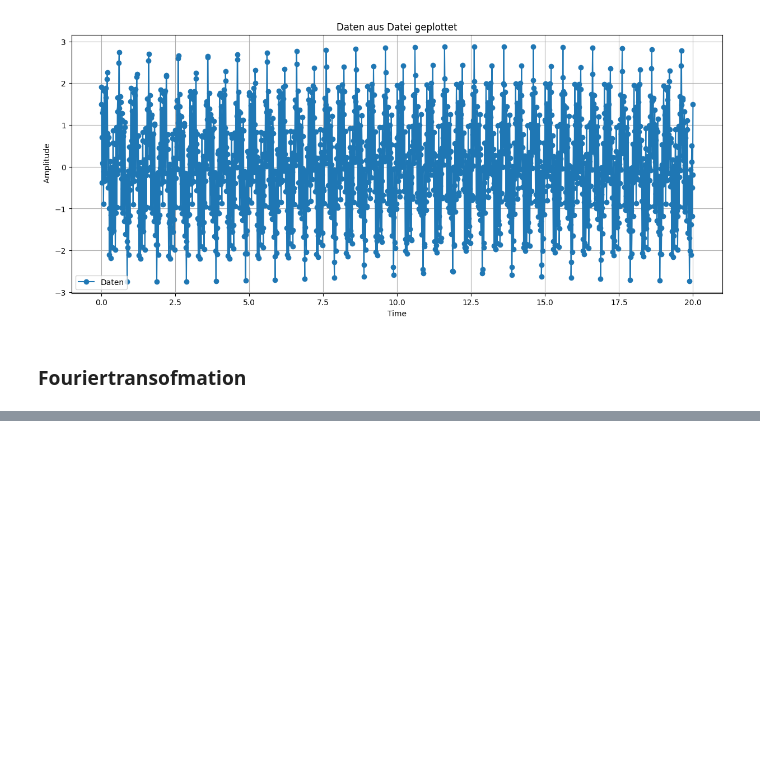
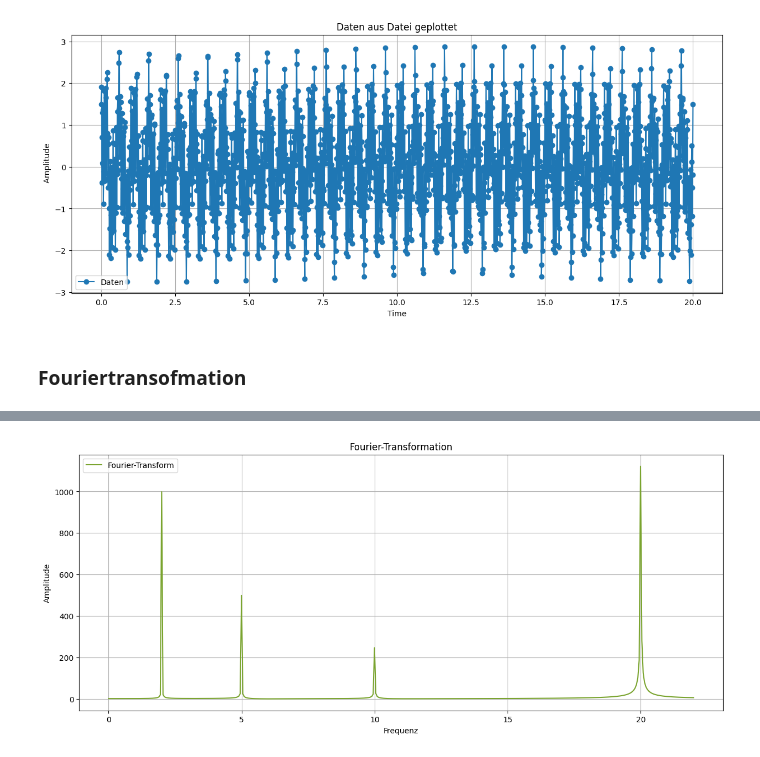
Before and after one commit to gravity225/UltraColdIons-Blockcourse, a Jupyter notebook: Übung02/JupiterÜbung02_FF.ipynb, the cells around one changed output, grey strips where cells are left out. Saved outputs shown, nothing was run; the diff lists cells and outputs as text; code cells hidden in the pictures; blank space fills up the shorter version.

```diff
--- a/Übung02/JupiterÜbung02_FF.ipynb
+++ b/Übung02/JupiterÜbung02_FF.ipynb
@@ -83,0 +91,84 @@ plot_data_from_txt('simple_signal.txt')
+# %%
+import matplotlib.pyplot as plt
+import pandas as pd
+import numpy as np
+from scipy.interpolate import interp1d
+
+def compute_spectral_density(frequency, spectrum):
+    """
+    Computes the spectral density of frequency noise from a laser spectrum using Elliott's formula.
+
+        S_f(f) = (pi / 2) * (d/d f) [spectrum(f)] / spectrum(f)
+
+    Parameters:
+        frequency (numpy array): Frequency values in Hz
+        spectrum (numpy array): Power spectral density (arbitrary units)
+
+    Returns:
+        freq_noise_spectral_density (numpy array): Spectral density of frequency noise (Hz^2/Hz)
+    """
+    # Ensure frequencies are sorted
+    sorted_indices = np.argsort(frequency)
+    frequency = frequency[sorted_indices]
+    spectrum = spectrum[sorted_indices]
+
+    # Avoid division by zero by replacing zeros with a small value
+    eps = 1e-12  # Small constant to prevent division by zero
+    spectrum = np.where(spectrum == 0, eps, spectrum)
+
+    # Interpolation to avoid numerical issues
+    interp_spectrum = interp1d(frequency, spectrum, kind='cubic', fill_value='extrapolate')
+    df = np.gradient(frequency)
+    dS_df = np.gradient(interp_spectrum(frequency), df)
+
+    # Apply Elliott's formula
+    spectral_density = (np.pi / 2) * dS_df / spectrum
+
+    return spectral_density
+
+def plot_data_from_txt(file_path, x_minff=None, x_maxff=None):
+    # Daten einlesen
+    df = pd.read_csv(file_path, skiprows=1, delimiter=',', header=None)
+
+    # X- und Y-Daten extrahieren
+    x_data = df.iloc[:, 0].values
+    y_data = df.iloc[:, 1].values
+
+    # Achsenbeschriftungen aus der ersten Zeile extrahieren
+    with open(file_path, 'r') as file:
+        labels = file.readline().strip().split(',')
+
+    # Fourier-Transformation berechnen
+    fft_values = np.fft.fft(y_data)
+    freq = np.fft.fftfreq(len(y_data), d=(x_data[1] - x_data[0]))
+
+    # Frequenzbereich begrenzen
+    mask = (freq >= x_minff) & (freq <= x_maxff) if x_minff is not None and x_maxff is not None else (freq > 0)
+
+    # Berechnung der spektralen Dichte der Frequenzrauschens
+    spectral_density = compute_spectral_density(freq[mask], np.abs(fft_values[mask]))
+
+    # Fourier-Transformationsplot
+    plt.figure(figsize=(15, 6))
+    plt.plot(freq[mask], np.abs(fft_values[mask]), label='Fourier-Transform', color='#7aa42f')
+    plt.xlabel('Frequenz')
+    plt.ylabel('Amplitude')
+    plt.title('Fourier-Transformation')
+    plt.legend()
+    plt.grid()
+    plt.show()
+
+    # Plot der spektralen Dichte des Frequenzrauschens
+    plt.figure(figsize=(15, 6))
+    plt.plot(freq[mask], spectral_density, label='Spectral Density of Frequency Noise', color='red')
+    plt.xlabel('Frequenz')
+    plt.ylabel('S_f(f) (Hz^2/Hz)')
+    plt.title('Spectral Density of Frequency Noise')
+    plt.legend()
+    plt.grid()
+    plt.show()
+
+# Beispielaufruf mit einem definierten x-Bereich
+plot_data_from_txt('simple_signal.txt', x_minff=0, x_maxff=22)
+# %% [output]
+[figure, added]
```
Also changed, not shown: parts of 3 cells of this notebook, 5 other files.
